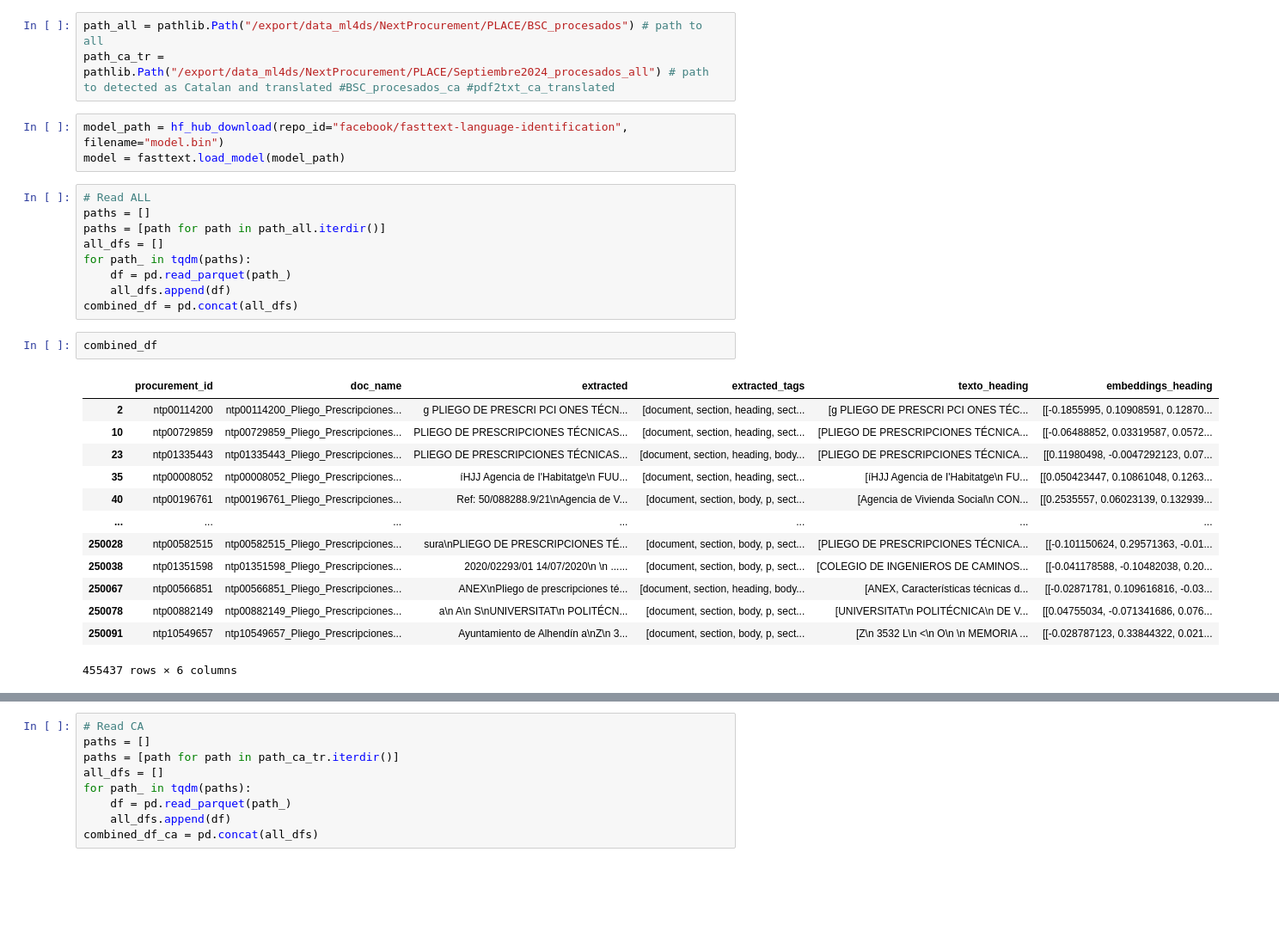
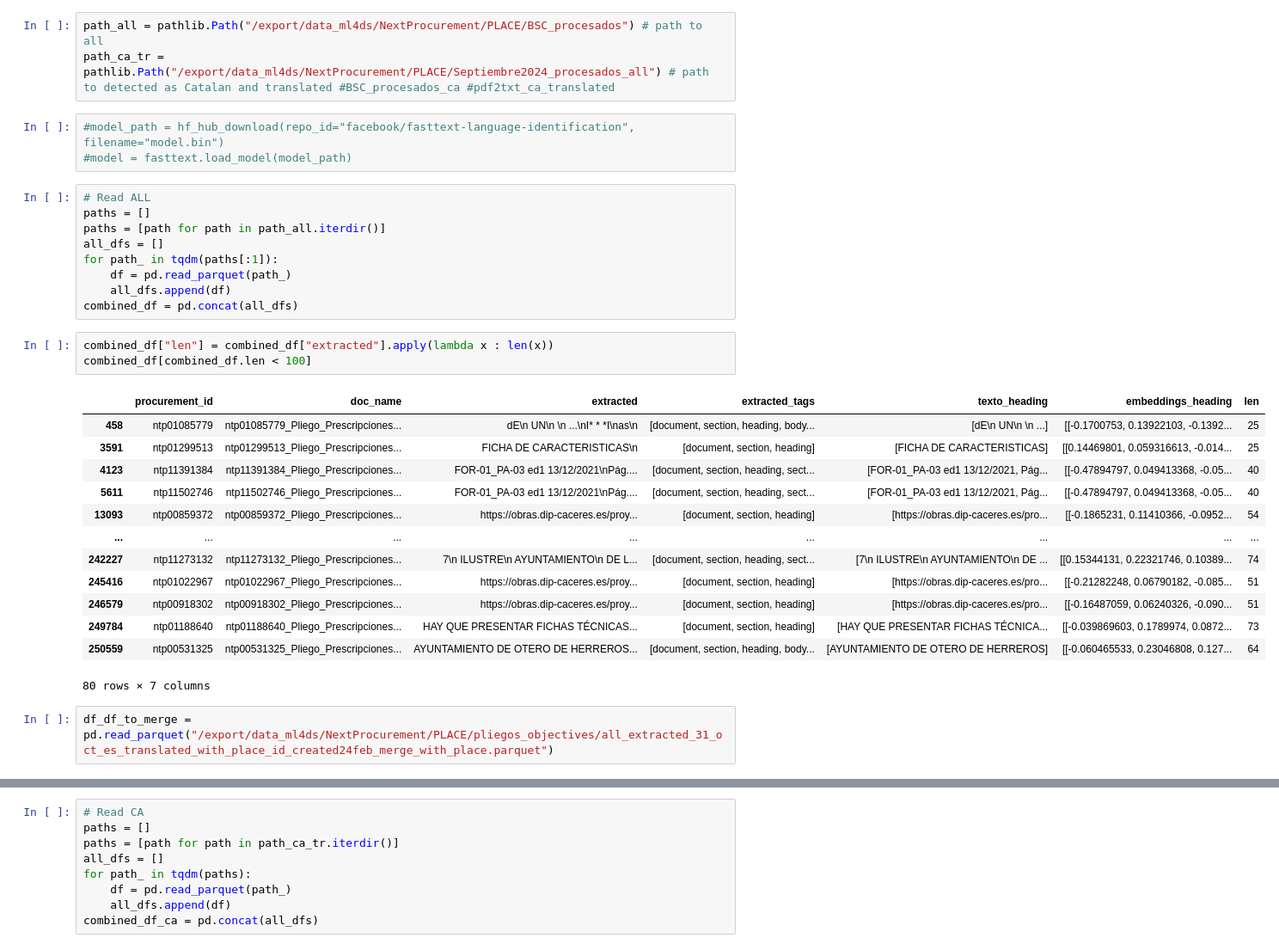
Before and after one commit to nextprocurement/NP-Text_Object, a Jupyter notebook: notebooks/create_final_dtset.ipynb, the cells around one changed output, grey strips where cells are left out. Shown: that part at 86% size. Saved outputs shown, nothing was run; the diff lists cells and outputs as text; blank space fills up the shorter version.

```diff
--- a/notebooks/create_final_dtset.ipynb
+++ b/notebooks/create_final_dtset.ipynb
@@ -108,30 +108,33 @@ Cuidado que los campo de "alternative_lang" y "translated_content" para los docu
 path_all = pathlib.Path("/export/data_ml4ds/NextProcurement/PLACE/BSC_procesados") # path to all
 path_ca_tr = pathlib.Path("/export/data_ml4ds/NextProcurement/PLACE/Septiembre2024_procesados_all") # path to detected as Catalan and translated #BSC_procesados_ca #pdf2txt_ca_translated
 # %%
-model_path = hf_hub_download(repo_id="facebook/fasttext-language-identification", filename="model.bin")
-model = fasttext.load_model(model_path)
+#model_path = hf_hub_download(repo_id="facebook/fasttext-language-identification", filename="model.bin")
+#model = fasttext.load_model(model_path)
 # %%
 # Read ALL
 paths = []
 paths = [path for path in path_all.iterdir()]
 all_dfs = []
-for path_ in tqdm(paths):
+for path_ in tqdm(paths[:1]):
     df = pd.read_parquet(path_)
     all_dfs.append(df)
 combined_df = pd.concat(all_dfs)
 # %%
-combined_df
+combined_df["len"] = combined_df["extracted"].apply(lambda x : len(x))
+combined_df[combined_df.len < 100]
 # %% [output]
-|  | procurement_id | doc_name | extracted | extracted_tags | texto_heading | embeddings_heading |
-| 2 | ntp00114200 | ntp00114200_Pliego_Prescripciones... | g PLIEGO DE PRESCRI PCI ONES TÉCN... | [document, section, heading, sect... | [g PLIEGO DE PRESCRI PCI ONES TÉC... | [[-0.1855995, 0.10908591, 0.12870... |
-| 10 | ntp00729859 | ntp00729859_Pliego_Prescripciones... | PLIEGO DE PRESCRIPCIONES TÉCNICAS... | [document, section, heading, sect... | [PLIEGO DE PRESCRIPCIONES TÉCNICA... | [[-0.06488852, 0.03319587, 0.0572... |
-| 23 | ntp01335443 | ntp01335443_Pliego_Prescripciones... | PLIEGO DE PRESCRIPCIONES TÉCNICAS... | [document, section, heading, body... | [PLIEGO DE PRESCRIPCIONES TÉCNICA... | [[0.11980498, -0.0047292123, 0.07... |
-| 35 | ntp00008052 | ntp00008052_Pliego_Prescripciones... | íHJJ Agencia de I'Habitatge\n FUU... | [document, section, heading, sect... | [íHJJ Agencia de I'Habitatge\n FU... | [[0.050423447, 0.10861048, 0.1263... |
-| 40 | ntp00196761 | ntp00196761_Pliego_Prescripciones... | Ref: 50/088288.9/21\nAgencia de V... | [document, section, body, p, sect... | [Agencia de Vivienda Social\n CON... | [[0.2535557, 0.06023139, 0.132939... |
-| ... | ... | ... | ... | ... | ... | ... |
-| 250028 | ntp00582515 | ntp00582515_Pliego_Prescripciones... | sura\nPLIEGO DE PRESCRIPCIONES TÉ... | [document, section, body, p, sect... | [PLIEGO DE PRESCRIPCIONES TÉCNICA... | [[-0.101150624, 0.29571363, -0.01... |
-| 250038 | ntp01351598 | ntp01351598_Pliego_Prescripciones... | 2020/02293/01 14/07/2020\n \n ...... | [document, section, body, p, sect... | [COLEGIO DE INGENIEROS DE CAMINOS... | [[-0.041178588, -0.10482038, 0.20... |
-| 250067 | ntp00566851 | ntp00566851_Pliego_Prescripciones... | ANEX\nPliego de prescripciones té... | [document, section, heading, body... | [ANEX, Características técnicas d... | [[-0.02871781, 0.109616816, -0.03... |
-| 250078 | ntp00882149 | ntp00882149_Pliego_Prescripciones... | a\n A\n S\nUNIVERSITAT\n POLITÉCN... | [document, section, body, p, sect... | [UNIVERSITAT\n POLITÉCNICA\n DE V... | [[0.04755034, -0.071341686, 0.076... |
-| 250091 | ntp10549657 | ntp10549657_Pliego_Prescripciones... | Ayuntamiento de Alhendín a\nZ\n 3... | [document, section, body, p, sect... | [Z\n 3532 L\n <\n O\n \n MEMORIA ... | [[-0.028787123, 0.33844322, 0.021... |
+|  | procurement_id | doc_name | extracted | extracted_tags | texto_heading | embeddings_heading | len |
+| 458 | ntp01085779 | ntp01085779_Pliego_Prescripciones... | dE\n UN\n \n ...\nI* * *I\nas\n | [document, section, heading, body... | [dE\n UN\n \n ...] | [[-0.1700753, 0.13922103, -0.1392... | 25 |
+| 3591 | ntp01299513 | ntp01299513_Pliego_Prescripciones... | FICHA DE CARACTERISTICAS\n | [document, section, heading] | [FICHA DE CARACTERISTICAS] | [[0.14469801, 0.059316613, -0.014... | 25 |
+| 4123 | ntp11391384 | ntp11391384_Pliego_Prescripciones... | FOR-01_PA-03 ed1 13/12/2021\nPág.... | [document, section, heading, sect... | [FOR-01_PA-03 ed1 13/12/2021, Pág... | [[-0.47894797, 0.049413368, -0.05... | 40 |
+| 5611 | ntp11502746 | ntp11502746_Pliego_Prescripciones... | FOR-01_PA-03 ed1 13/12/2021\nPág.... | [document, section, heading, sect... | [FOR-01_PA-03 ed1 13/12/2021, Pág... | [[-0.47894797, 0.049413368, -0.05... | 40 |
+| 13093 | ntp00859372 | ntp00859372_Pliego_Prescripciones... | https://obras.dip-caceres.es/proy... | [document, section, heading] | [https://obras.dip-caceres.es/pro... | [[-0.1865231, 0.11410366, -0.0952... | 54 |
+| ... | ... | ... | ... | ... | ... | ... | ... |
+| 242227 | ntp11273132 | ntp11273132_Pliego_Prescripciones... | 7\n ILUSTRE\n AYUNTAMIENTO\n DE L... | [document, section, heading, sect... | [7\n ILUSTRE\n AYUNTAMIENTO\n DE ... | [[0.15344131, 0.22321746, 0.10389... | 74 |
+| 245416 | ntp01022967 | ntp01022967_Pliego_Prescripciones... | https://obras.dip-caceres.es/proy... | [document, section, heading] | [https://obras.dip-caceres.es/pro... | [[-0.21282248, 0.06790182, -0.085... | 51 |
+| 246579 | ntp00918302 | ntp00918302_Pliego_Prescripciones... | https://obras.dip-caceres.es/proy... | [document, section, heading] | [https://obras.dip-caceres.es/pro... | [[-0.16487059, 0.06240326, -0.090... | 51 |
+| 249784 | ntp01188640 | ntp01188640_Pliego_Prescripciones... | HAY QUE PRESENTAR FICHAS TÉCNICAS... | [document, section, heading] | [HAY QUE PRESENTAR FICHAS TÉCNICA... | [[-0.039869603, 0.1789974, 0.0872... | 73 |
+| 250559 | ntp00531325 | ntp00531325_Pliego_Prescripciones... | AYUNTAMIENTO DE OTERO DE HERREROS... | [document, section, heading, body... | [AYUNTAMIENTO DE OTERO DE HERREROS] | [[-0.060465533, 0.23046808, 0.127... | 64 |
-455437 rows × 6 columns
+80 rows × 7 columns
+# %%
+df_df_to_merge = pd.read_parquet("/export/data_ml4ds/NextProcurement/PLACE/pliegos_objectives/all_extracted_31_oct_es_translated_with_place_id_created24feb_merge_with_place.parquet")
```
Also changed, not shown: parts of 9 cells of this notebook, 13 other files.
